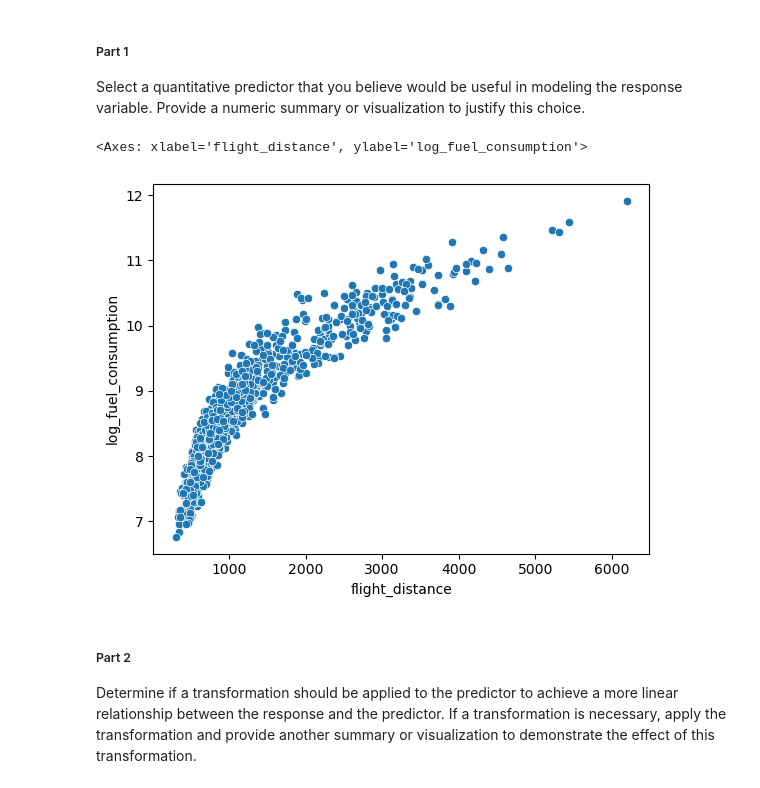
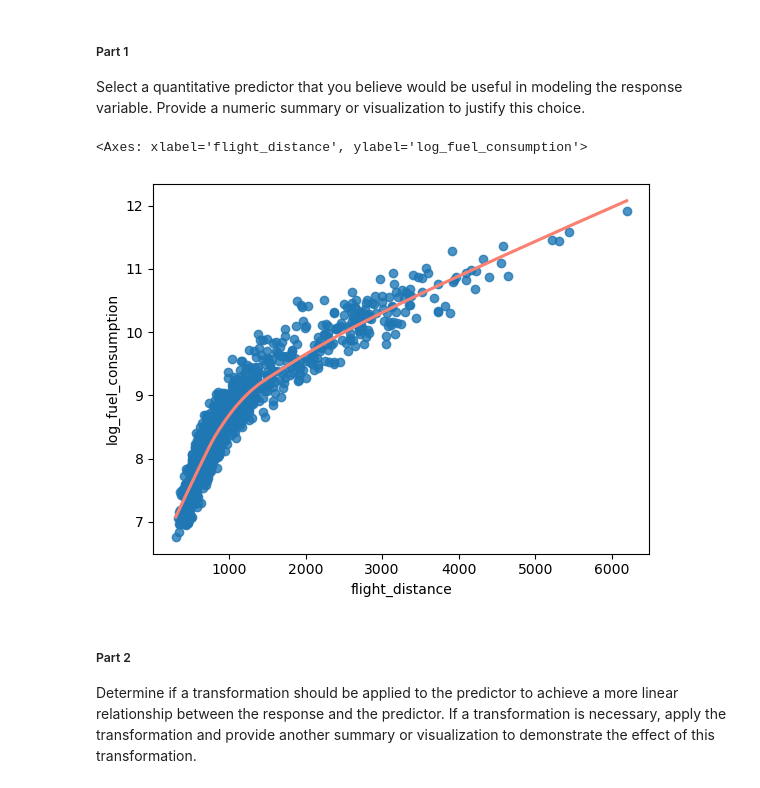
Before and after one commit to aishanur11/tstat280-aisha, a Jupyter notebook: 07_regression/07_exercises.ipynb, the cells around one changed output. Saved outputs shown, nothing was run; the diff lists cells and outputs as text; code cells hidden in the pictures.

```diff
--- a/07_regression/07_exercises.ipynb
+++ b/07_regression/07_exercises.ipynb
@@ -39,11 +39,11 @@ sns.histplot(data=df, x="log_fuel_consumption")
 ##### Part 1
 
 Select a quantitative predictor that you believe would be useful in modeling the response variable. Provide a numeric summary or visualization to justify this choice.
-# %%
-sns.scatterplot(data=df, x="flight_distance", y="log_fuel_consumption")
-# %% [output]
-<Axes: xlabel='flight_distance', ylabel='log_fuel_consumption'>
-[figure, removed]
+# %%
+sns.regplot(data=df, x="flight_distance", y="log_fuel_consumption", lowess=True, line_kws={"color": "Salmon"})
+# %% [output]
+<Axes: xlabel='flight_distance', ylabel='log_fuel_consumption'>
+[figure, added]
 # %% [markdown]
 ##### Part 2
 
```
Also changed, not shown: parts of 27 cells of this notebook.
